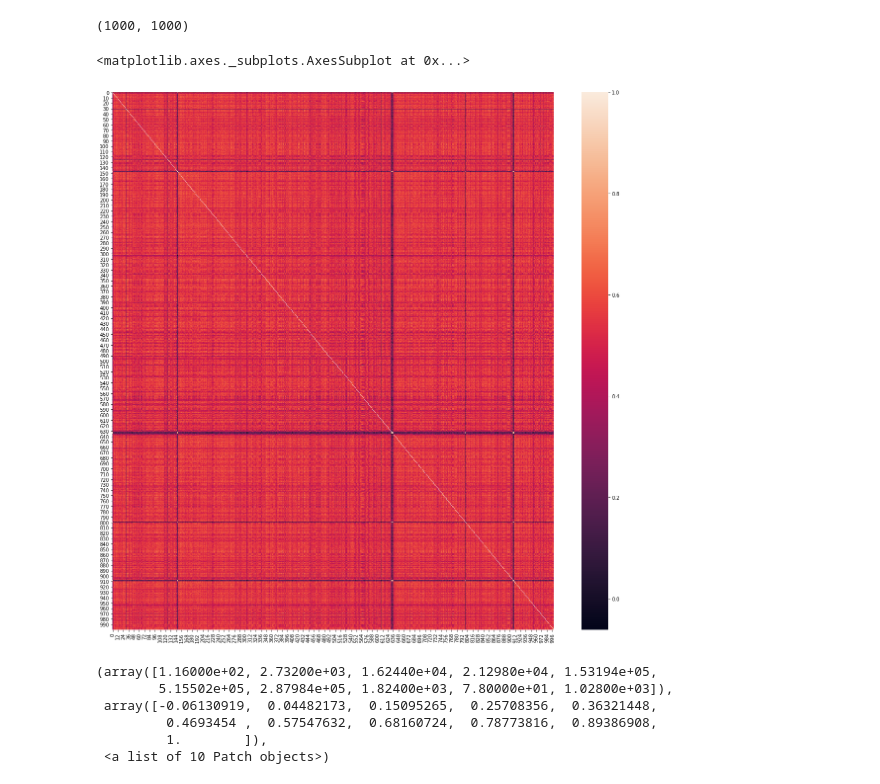
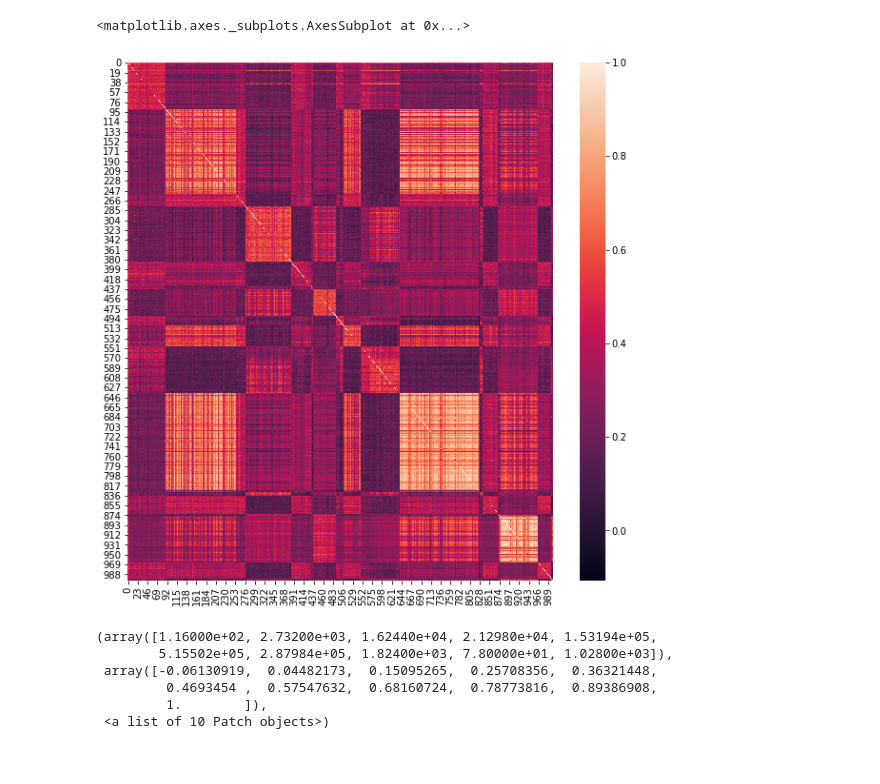
Before and after one commit to CSSLab/chess_dim_skill, a Jupyter notebook: src/Cosine Similarities Improvement (Dendogram and Histogram).ipynb, the cells around one changed output. Drawn from its saved outputs; the diff is of its cells as text; code cells hidden in the pictures.

```diff
--- a/src/Cosine Similarities Improvement (Dendogram and Histogram).ipynb
+++ b/src/Cosine Similarities Improvement (Dendogram and Histogram).ipynb
@@ -70,13 +9,16 @@ generated_embeddings = generate_embedding(all_embeddings)
 # %%
-temp = pd.read_csv(generated_embeddings, sep=' ', header=None, skiprows=1)
+temp = pd.read_csv("/h/224/stevenhl/chess_dim_skill/src/word2vecf/vectors/size_alpha/vecs_0.16_265.txt", sep=' ', header=None, skiprows=1)
 temp = temp.drop(len(temp.columns)-1,axis=1)
 problem_id = list(temp[0])
 temp = temp.drop(0, axis = 1)
 temp = temp.divide(np.linalg.norm(temp, axis=1), axis=0)
 # %%
 sample_size = 1000
+np.random.seed(51)
 sampled_problems = np.random.choice(problem_id, size = sample_size, replace = False)
+sampled_problems_temp = np.random.choice(problem_id, size = sample_size, replace = False)
 sampled_problems = list(sampled_problems)
+sampled_problems_temp = list(sampled_problems)
 # %%
 def embedding_list(sampled_problems):
     for i in range(len(sampled_problems)):
@@ -88,27 +30,23 @@ def embedding_list(sampled_problems):
 cos_sim = sklearn.metrics.pairwise.cosine_similarity(embedding_list(sampled_problems))
 cos_dist = 1 - cos_sim
 # %%
-cluster = AgglomerativeClustering(n_clusters = 5, affinity='precomputed', linkage='complete')
+cluster = AgglomerativeClustering(n_clusters = 20, affinity='precomputed', linkage='complete')
 res = cluster.fit(cos_dist)
 labels = list(res.labels_)
-prob_pair = list(zip(problem_id, labels))
+prob_pair = list(zip(sampled_problems_temp, labels))
 prob_pair_sorted = sorted(prob_pair, key=itemgetter(1))
 # %%
 problem_id_grouped = [x[0] for x in prob_pair_sorted]
 cos_sim_grouped = sklearn.metrics.pairwise.cosine_similarity(embedding_list(problem_id_grouped))
-# %%
-cos_sim_grouped
-# %% [output]
-(1000, 1000)
 # %%
 import seaborn as sb
 import matplotlib.pyplot as plt
-plt.subplots(figsize=(20,20))
+plt.subplots(figsize=(10,10))
 #sb.heatmap(cos_sim_grouped, xticklabels = problem_id_grouped, yticklabels = problem_id_grouped)
 sb.heatmap(cos_sim_grouped)
 # %% [output]
 <matplotlib.axes._subplots.AxesSubplot at 0x...>
-[figure, old version]
+[figure, new version]
 # %%
 cos_sim_flatten = [item for sublist in cos_sim_grouped for item in sublist]
 plt.hist(cos_sim_flatten, 10)
```
Also changed, not shown: parts of 4 cells of this notebook, 1 other file.
